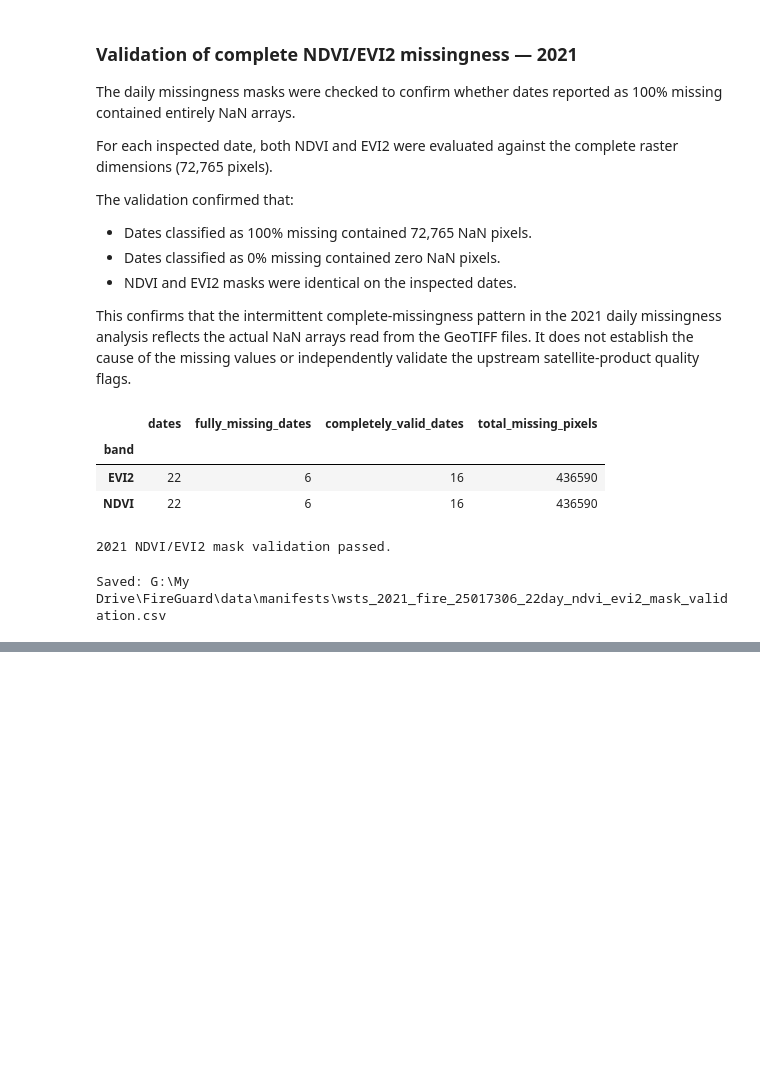
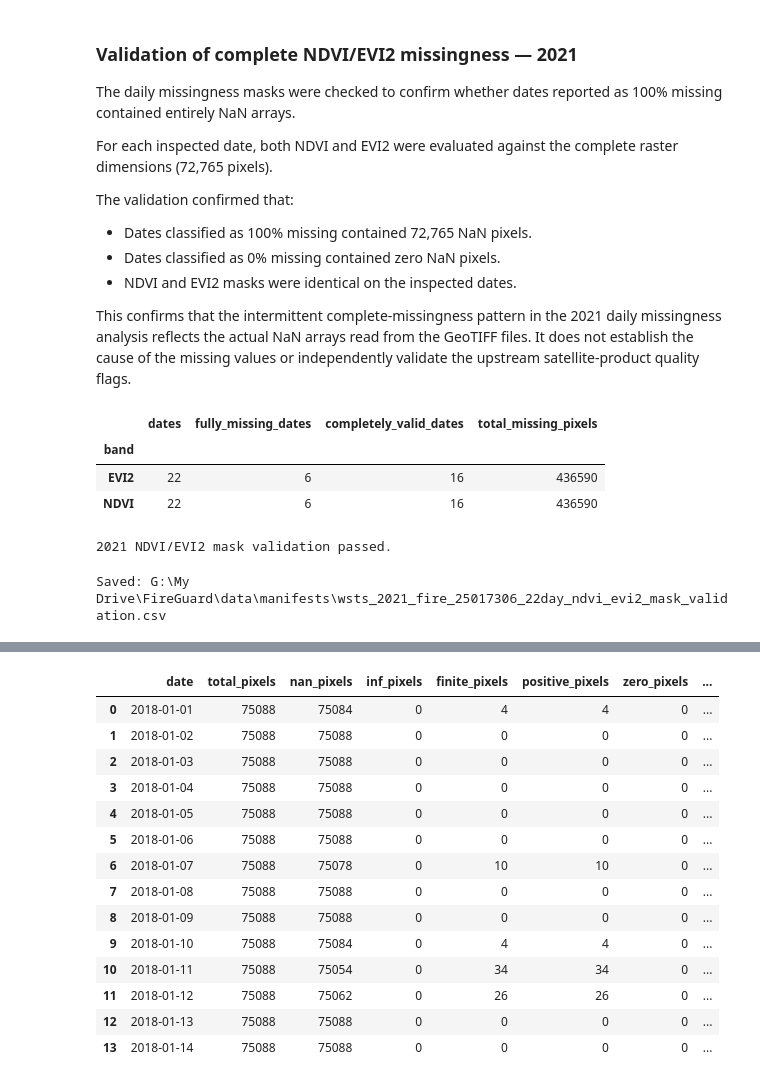
Before and after one commit to TheCodeCipher/fireguard, a Jupyter notebook: notebooks/wsts_eda.ipynb, the cells around one changed output, grey strips where cells are left out. Cells and saved outputs as stored; diff of their text form; code cells hidden in the pictures; blank space fills up the shorter version.

```diff
--- a/notebooks/wsts_eda.ipynb
+++ b/notebooks/wsts_eda.ipynb
@@ -3169,0 +3498,18 @@ Saved: G:\My Drive\FireGuard\data\manifests\wsts_2021_fire_25017306_22day_ndvi_e
+# %%
+with rasterio.open(sample_tiff) as src:
+    active_fire = src.read(23)
+
+print("Total pixels:", active_fire.size)
+print("NaN pixels:", np.isnan(active_fire).sum())
+print("Infinite pixels:", np.isinf(active_fire).sum())
+
+finite_fire = active_fire[np.isfinite(active_fire)]
+
+print("Finite pixels:", finite_fire.size)
+
+if finite_fire.size:
+    print("Minimum:", finite_fire.min())
+    print("Maximum:", finite_fire.max())
+    print("Unique values:", np.unique(finite_fire)[:30])
+    print("Positive pixels:", np.sum(finite_fire > 0))
+    print("Zero pixels:", np.sum(finite_fire == 0))
@@ -3169,0 +3526,67 @@ Saved: G:\My Drive\FireGuard\data\manifests\wsts_2021_fire_25017306_22day_ndvi_e
+# %%
+import rasterio
+import numpy as np
+import pandas as pd
+
+active_fire_records = []
+
+for tif_path in sorted(sample_event_dir.glob("*.tif")):
+
+    # Read raw active-fire band (band 23)
+    with rasterio.open(tif_path) as src:
+        arr = src.read(23)
+
+    total = arr.size
+
+    # Count NaN and infinite values separately
+    nan_count = int(np.isnan(arr).sum())
+    inf_count = int(np.isinf(arr).sum())
+
+    # Keep only finite values
+    finite = arr[np.isfinite(arr)]
+
+    # Active-fire detections are positive values
+    positive = finite[finite > 0]
+
+    # Unique positive HHMM detection times
+    unique_times = np.unique(positive)
+
+    active_fire_records.append({
+        "date": tif_path.stem,
+        "total_pixels": total,
+        "nan_pixels": nan_count,
+        "inf_pixels": inf_count,
+        "finite_pixels": int(finite.size),
+        "positive_pixels": int(positive.size),
+        "zero_pixels": int((finite == 0).sum()),
+        "unique_positive_times": int(unique_times.size),
+        "positive_times": unique_times.tolist(),
+        "min_detection_time": (
+            int(positive.min()) if positive.size else np.nan
+        ),
+        "max_detection_time": (
+            int(positive.max()) if positive.size else np.nan
+        ),
+    })
+
+# Create DataFrame
+active_fire_audit = pd.DataFrame(active_fire_records)
+
+# Display daily results
+display(active_fire_audit)
+# %% [output]
+|  | date | total_pixels | nan_pixels | inf_pixels | finite_pixels | positive_pixels | zero_pixels | ... |
+| 0 | 2018-01-01 | 75088 | 75084 | 0 | 4 | 4 | 0 | ... |
+| 1 | 2018-01-02 | 75088 | 75088 | 0 | 0 | 0 | 0 | ... |
+| 2 | 2018-01-03 | 75088 | 75088 | 0 | 0 | 0 | 0 | ... |
+| 3 | 2018-01-04 | 75088 | 75088 | 0 | 0 | 0 | 0 | ... |
+| 4 | 2018-01-05 | 75088 | 75088 | 0 | 0 | 0 | 0 | ... |
+| 5 | 2018-01-06 | 75088 | 75088 | 0 | 0 | 0 | 0 | ... |
+| 6 | 2018-01-07 | 75088 | 75078 | 0 | 10 | 10 | 0 | ... |
+| 7 | 2018-01-08 | 75088 | 75088 | 0 | 0 | 0 | 0 | ... |
+| 8 | 2018-01-09 | 75088 | 75088 | 0 | 0 | 0 | 0 | ... |
+| 9 | 2018-01-10 | 75088 | 75084 | 0 | 4 | 4 | 0 | ... |
+| 10 | 2018-01-11 | 75088 | 75054 | 0 | 34 | 34 | 0 | ... |
+| 11 | 2018-01-12 | 75088 | 75062 | 0 | 26 | 26 | 0 | ... |
+| 12 | 2018-01-13 | 75088 | 75088 | 0 | 0 | 0 | 0 | ... |
+| 13 | 2018-01-14 | 75088 | 75088 | 0 | 0 | 0 | 0 | ... |
```
Also changed, not shown: parts of 22 cells of this notebook, 1 other file.
